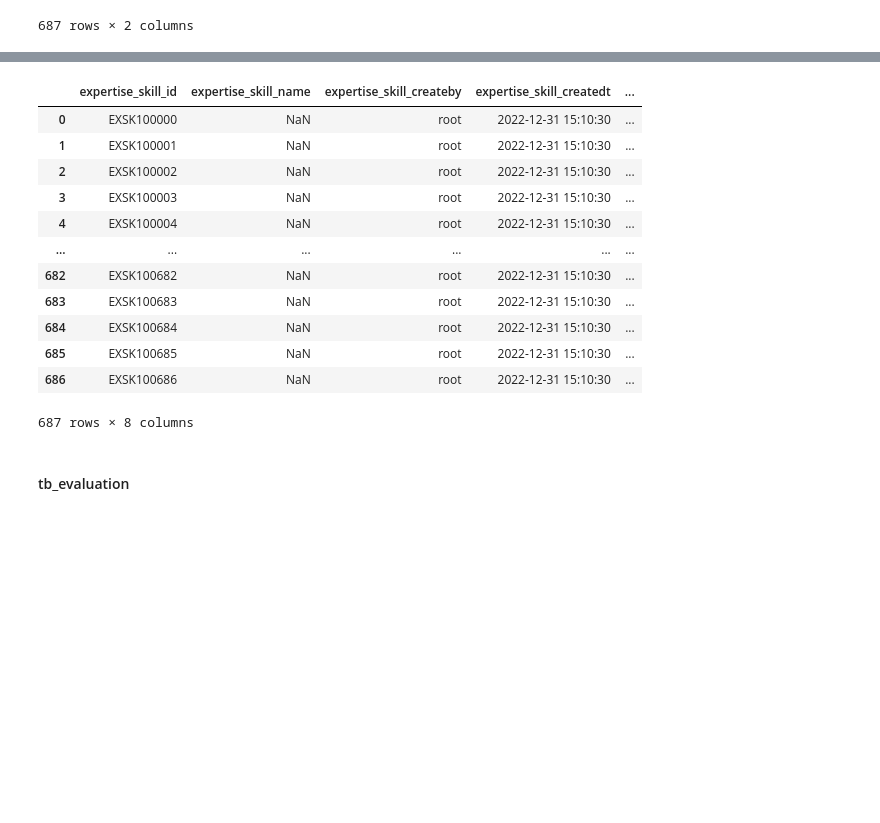
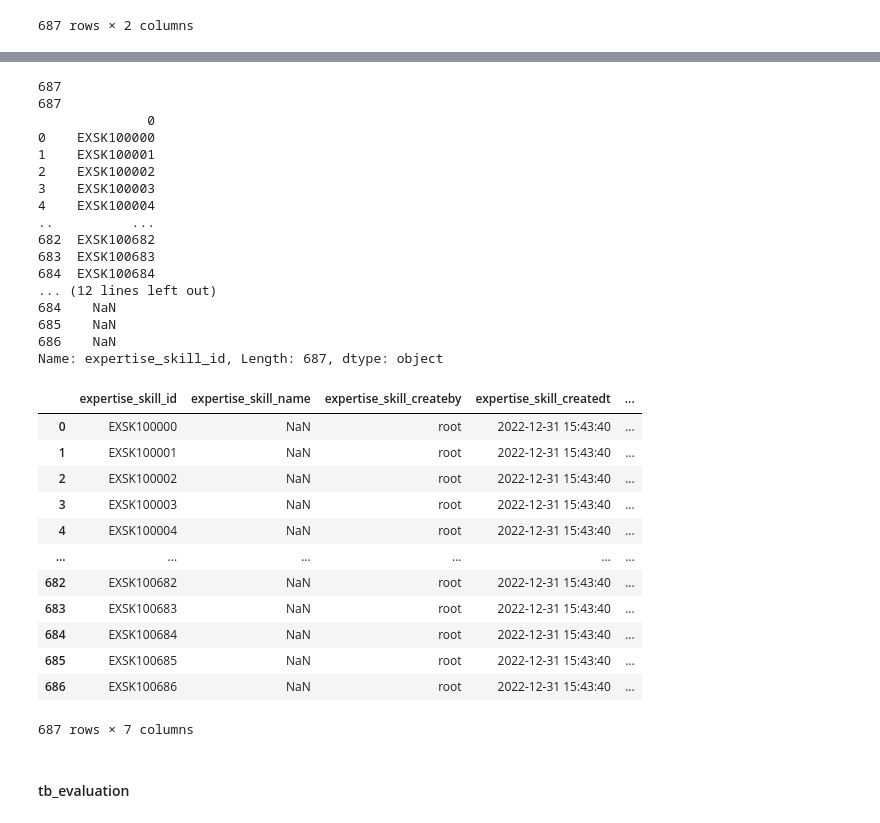
Before and after one commit to thainhf/proj-me-db-data, a Jupyter notebook: clean_data_to_MeTer_db.ipynb, the cells around one changed output, grey strips where cells are left out. Drawn from its saved outputs; the diff is of its cells as text; code cells hidden in the pictures; blank space fills up the shorter version.

```diff
--- a/clean_data_to_MeTer_db.ipynb
+++ b/clean_data_to_MeTer_db.ipynb
@@ -1500,6 +1514,14 @@ tb_expertise_area
 689 rows × 7 columns
 # %% [markdown]
 #### tb_expertise_skill
+# %%
+tb_expertise_skill.columns
+col1 = ['expertise_skill_id', 'expertise_skill_name',
+        'expertise_skill_createby', 'expertise_skill_createdt',
+        'expertise_skill_updateby', 'expertise_skill_updatedt',
+        'expertise_id']
+# %%
+tb_expertise_skill = pd.DataFrame(columns=col1).reset_index(drop=True)
 # %%
 tb_expertise_skill.columns
 # %% [output]
@@ -1510,6 +1531,4 @@ Index(['expertise_skill_id', 'expertise_skill_name',
       dtype='object')
-# %%
-tb_expertise_skill = pd.DataFrame(columns=sheet(tb_col_name[7], sh)).reset_index(drop=True)
 # %%
 temp_df = pd.DataFrame(columns={'skill', 'expt_id'})
 temp_df['skill'] = new_df['ความเชี่ยวชาญ ทักษะ skill and competency']
@@ -1616,26 +1635,37 @@ tb_expertise_skill
-# %%
-id = tb_expertise_skill.index.to_list()
-start = 100000
-for item in id:
-    index = start + int(item)
-    value = prefix[7] + str(index)
-    tb_expertise_skill.iloc[id[int(item)], 0] = value
-
-tb_expertise_skill
-# %% [output]
-|  | expertise_skill_id | expertise_skill_name | expertise_skill_createby | expertise_skill_createdt | ... |
-| 0 | EXSK100000 | NaN | root | 2022-12-31 15:10:30 | ... |
-| 1 | EXSK100001 | NaN | root | 2022-12-31 15:10:30 | ... |
-| 2 | EXSK100002 | NaN | root | 2022-12-31 15:10:30 | ... |
-| 3 | EXSK100003 | NaN | root | 2022-12-31 15:10:30 | ... |
-| 4 | EXSK100004 | NaN | root | 2022-12-31 15:10:30 | ... |
-| ... | ... | ... | ... | ... | ... |
-| 682 | EXSK100682 | NaN | root | 2022-12-31 15:10:30 | ... |
-| 683 | EXSK100683 | NaN | root | 2022-12-31 15:10:30 | ... |
-| 684 | EXSK100684 | NaN | root | 2022-12-31 15:10:30 | ... |
-| 685 | EXSK100685 | NaN | root | 2022-12-31 15:10:30 | ... |
-| 686 | EXSK100686 | NaN | root | 2022-12-31 15:10:30 | ... |
-687 rows × 8 columns
+# %%
+tb_expertise_skill = assign_id_tb(tb_expertise_skill, prefix[7])
+tb_expertise_skill
+# %% [output]
+687
+687
+              0
+0    EXSK100000
+1    EXSK100001
+2    EXSK100002
+3    EXSK100003
+4    EXSK100004
+..          ...
+682  EXSK100682
+683  EXSK100683
+684  EXSK100684
+... (12 lines left out)
+684    NaN
+685    NaN
+686    NaN
+Name: expertise_skill_id, Length: 687, dtype: object
+|  | expertise_skill_id | expertise_skill_name | expertise_skill_createby | expertise_skill_createdt | ... |
+| 0 | EXSK100000 | NaN | root | 2022-12-31 15:43:40 | ... |
+| 1 | EXSK100001 | NaN | root | 2022-12-31 15:43:40 | ... |
+| 2 | EXSK100002 | NaN | root | 2022-12-31 15:43:40 | ... |
+| 3 | EXSK100003 | NaN | root | 2022-12-31 15:43:40 | ... |
+| 4 | EXSK100004 | NaN | root | 2022-12-31 15:43:40 | ... |
+| ... | ... | ... | ... | ... | ... |
+| 682 | EXSK100682 | NaN | root | 2022-12-31 15:43:40 | ... |
+| 683 | EXSK100683 | NaN | root | 2022-12-31 15:43:40 | ... |
+| 684 | EXSK100684 | NaN | root | 2022-12-31 15:43:40 | ... |
+| 685 | EXSK100685 | NaN | root | 2022-12-31 15:43:40 | ... |
+| 686 | EXSK100686 | NaN | root | 2022-12-31 15:43:40 | ... |
+687 rows × 7 columns
 # %% [markdown]
 #### tb_evaluation
 # %%
```
Also changed, not shown: parts of 3 cells of this notebook.
